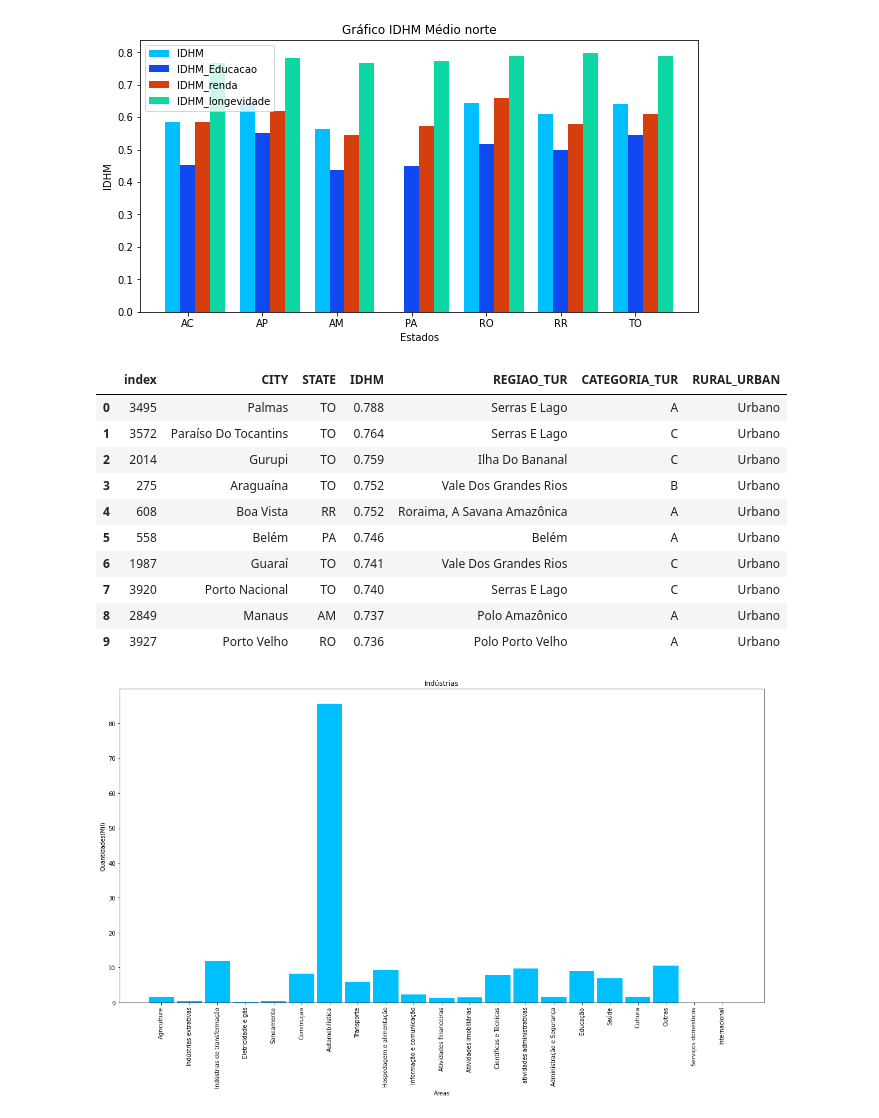
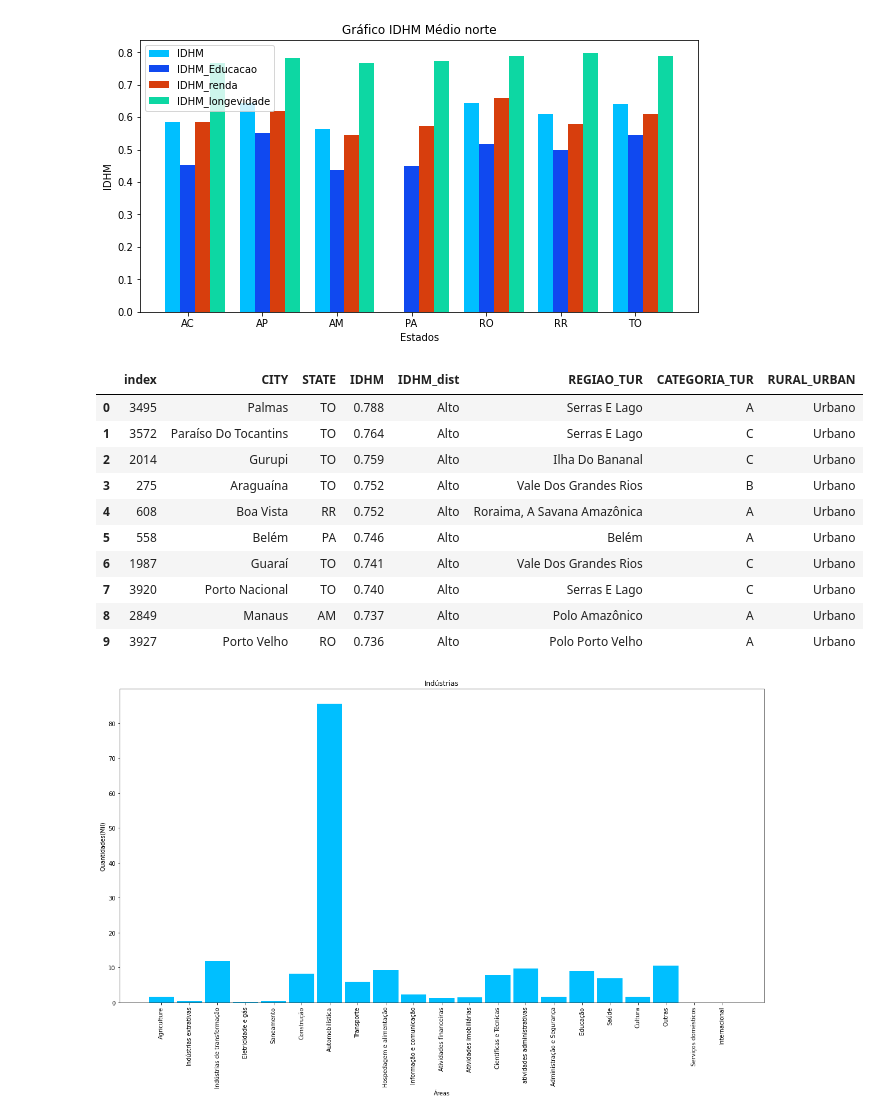
Before and after one commit to leydsonbarros/Brazilian_Cities, a Jupyter notebook: brazilian_cities.ipynb, the cells around one changed output. Saved outputs shown, nothing was run; the diff lists cells and outputs as text; code cells hidden in the pictures.

```diff
--- a/brazilian_cities.ipynb
+++ b/brazilian_cities.ipynb
@@ -612,19 +599,19 @@ plt.show()
 [figure]
 # %%
 # As 10 Melhores cidadesdo Norte deacordo com o IDH para se morar
-norte.loc[(norte['IDHM'] >= 0.650) & (norte['REGIAO_TUR'] != '0')][['CITY','STATE','IDHM','REGIAO_TUR','CATEGORIA_TUR', 'RURAL_URBAN']].sort_values('IDHM', ascending=False).head(10).reset_index()
+norte.loc[(norte['IDHM'] >= 0.650) & (norte['REGIAO_TUR'] != '0')][['CITY','STATE','IDHM','IDHM_dist','REGIAO_TUR','CATEGORIA_TUR', 'RURAL_URBAN']].sort_values('IDHM', ascending=False).head(10).reset_index()
 # %% [output]
-|  | index | CITY | STATE | IDHM | REGIAO_TUR | CATEGORIA_TUR | RURAL_URBAN |
-| 0 | 3495 | Palmas | TO | 0.788 | Serras E Lago | A | Urbano |
-| 1 | 3572 | Paraíso Do Tocantins | TO | 0.764 | Serras E Lago | C | Urbano |
-| 2 | 2014 | Gurupi | TO | 0.759 | Ilha Do Bananal | C | Urbano |
-| 3 | 275 | Araguaína | TO | 0.752 | Vale Dos Grandes Rios | B | Urbano |
-| 4 | 608 | Boa Vista | RR | 0.752 | Roraima, A Savana Amazônica | A | Urbano |
-| 5 | 558 | Belém | PA | 0.746 | Belém | A | Urbano |
-| 6 | 1987 | Guaraí | TO | 0.741 | Vale Dos Grandes Rios | C | Urbano |
-| 7 | 3920 | Porto Nacional | TO | 0.740 | Serras E Lago | C | Urbano |
-| 8 | 2849 | Manaus | AM | 0.737 | Polo Amazônico | A | Urbano |
-| 9 | 3927 | Porto Velho | RO | 0.736 | Polo Porto Velho | A | Urbano |
+|  | index | CITY | STATE | IDHM | IDHM_dist | REGIAO_TUR | CATEGORIA_TUR | RURAL_URBAN |
+| 0 | 3495 | Palmas | TO | 0.788 | Alto | Serras E Lago | A | Urbano |
+| 1 | 3572 | Paraíso Do Tocantins | TO | 0.764 | Alto | Serras E Lago | C | Urbano |
+| 2 | 2014 | Gurupi | TO | 0.759 | Alto | Ilha Do Bananal | C | Urbano |
+| 3 | 275 | Araguaína | TO | 0.752 | Alto | Vale Dos Grandes Rios | B | Urbano |
+| 4 | 608 | Boa Vista | RR | 0.752 | Alto | Roraima, A Savana Amazônica | A | Urbano |
+| 5 | 558 | Belém | PA | 0.746 | Alto | Belém | A | Urbano |
+| 6 | 1987 | Guaraí | TO | 0.741 | Alto | Vale Dos Grandes Rios | C | Urbano |
+| 7 | 3920 | Porto Nacional | TO | 0.740 | Alto | Serras E Lago | C | Urbano |
+| 8 | 2849 | Manaus | AM | 0.737 | Alto | Polo Amazônico | A | Urbano |
+| 9 | 3927 | Porto Velho | RO | 0.736 | Alto | Polo Porto Velho | A | Urbano |
 # %%
 # Criando Principais tipos de Industria no norte
 dados =  {'Agriculture':norte.COMP_A.sum()/1000,'Indústrias extrativas':norte.COMP_B.sum()/1000,'Indústrias de transformação':norte.COMP_C.sum()/1000,'Eletricidade e gás':norte.COMP_D.sum()/1000,'Saneamento':norte.COMP_E.sum()/1000,'Construção':norte.COMP_F.sum()/1000,'Automobilística':norte.COMP_G.sum()/1000,'Transporte':norte.COMP_H.sum()/1000,'Hospedagem e alimentação':norte.COMP_I.sum()/1000,'Informação e comunicação':norte.COMP_J.sum()/1000,'Atividades financeiras':norte.COMP_K.sum()/1000,'Atividades imobiliárias':norte.COMP_L.sum()/1000,'Científicas e Técnicas':norte.COMP_M.sum()/1000,'atividades administrativas':norte.COMP_N.sum()/1000,'Administração e Segurança':norte.COMP_O.sum()/1000,'Educação':norte.COMP_P.sum()/1000,'Saúde':norte.COMP_Q.sum()/1000,'Cultura':norte.COMP_R.sum()/1000,'Outras':norte.COMP_S.sum()/1000,'Serviços domésticos':norte.COMP_T.sum()/1000,'Internacional':norte.COMP_U.sum()/1000}
```
Also changed, not shown: parts of 16 cells of this notebook.
